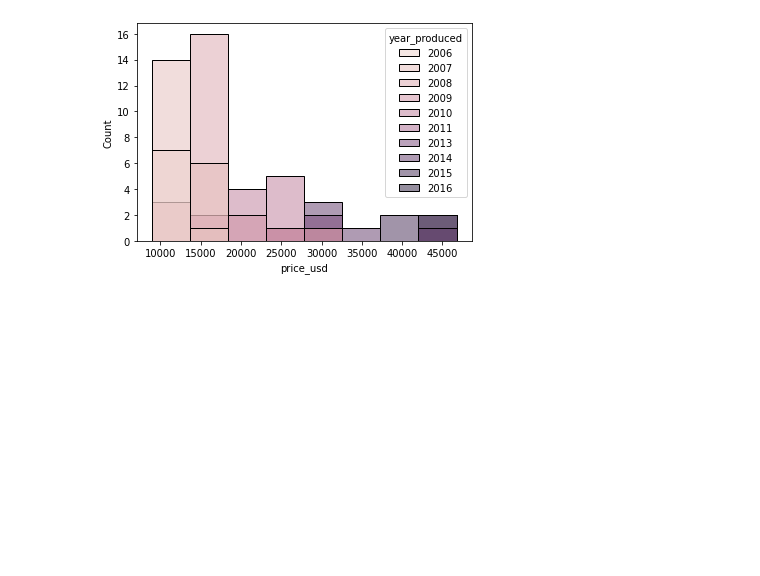
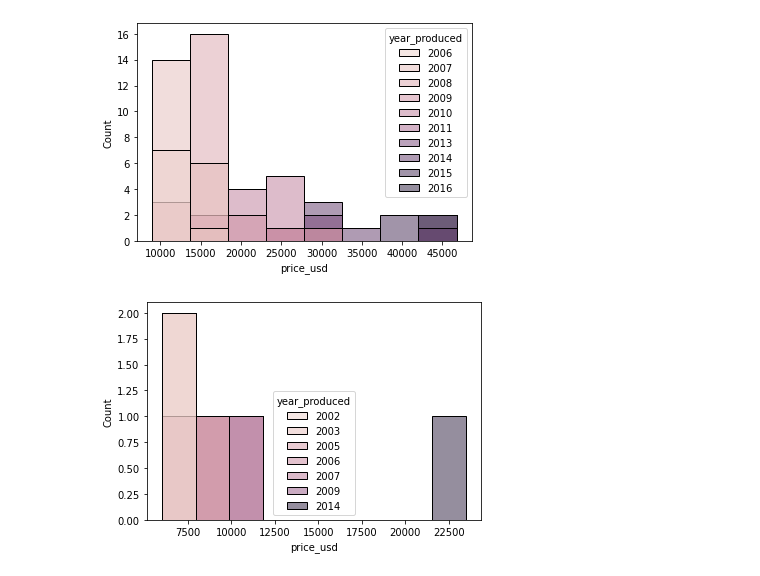
Before and after one commit to alexpin/Curso-Python, a Jupyter notebook: estadistica_descriptiva/medidas-central.ipynb, the cells around one changed output. Drawn from its saved outputs; the diff is of its cells as text; code cells hidden in the pictures; blank space fills up the shorter version.

```diff
--- a/estadistica_descriptiva/medidas-central.ipynb
+++ b/estadistica_descriptiva/medidas-central.ipynb
@@ -78,4 +84,9 @@ sns.histplot(Q7_df, x='price_usd', hue = 'year_produced')
 # %% [output]
 <AxesSubplot:xlabel='price_usd', ylabel='Count'>
 [figure]
+# %%
+Chevrolet_Bla = df[(df['manufacturer_name']=='Chevrolet') & (df['model_name']=='Trail Blazer')]
+sns.histplot(Chevrolet_Bla, x='price_usd', hue = 'year_produced');
+# %% [output]
+[figure, added]
 # %% [markdown]
```
Also changed, not shown: parts of 8 cells of this notebook.
